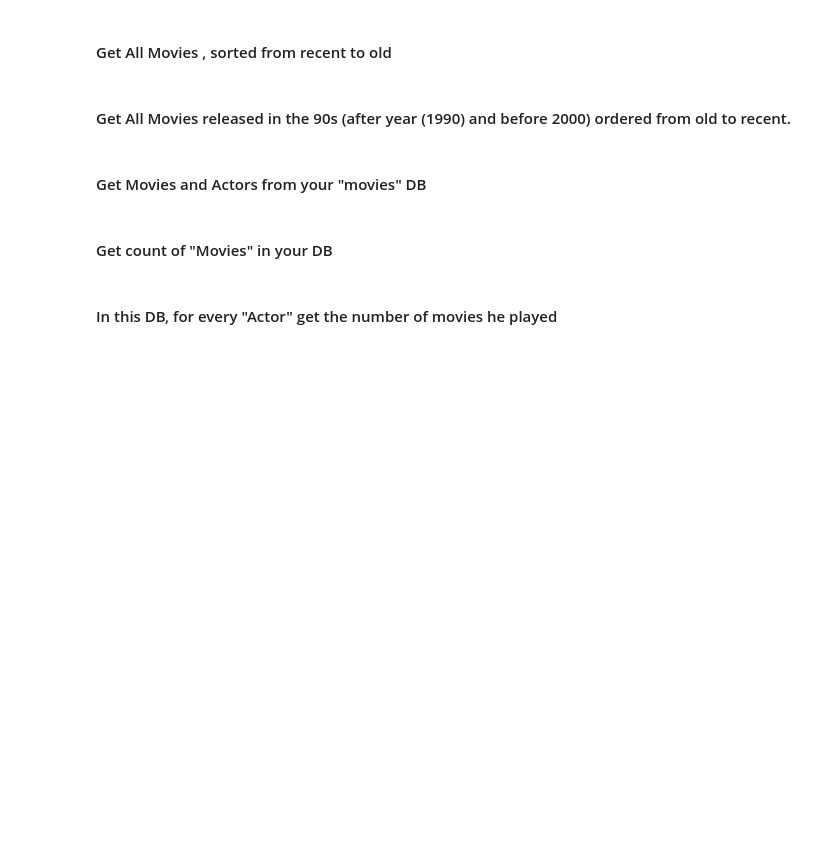
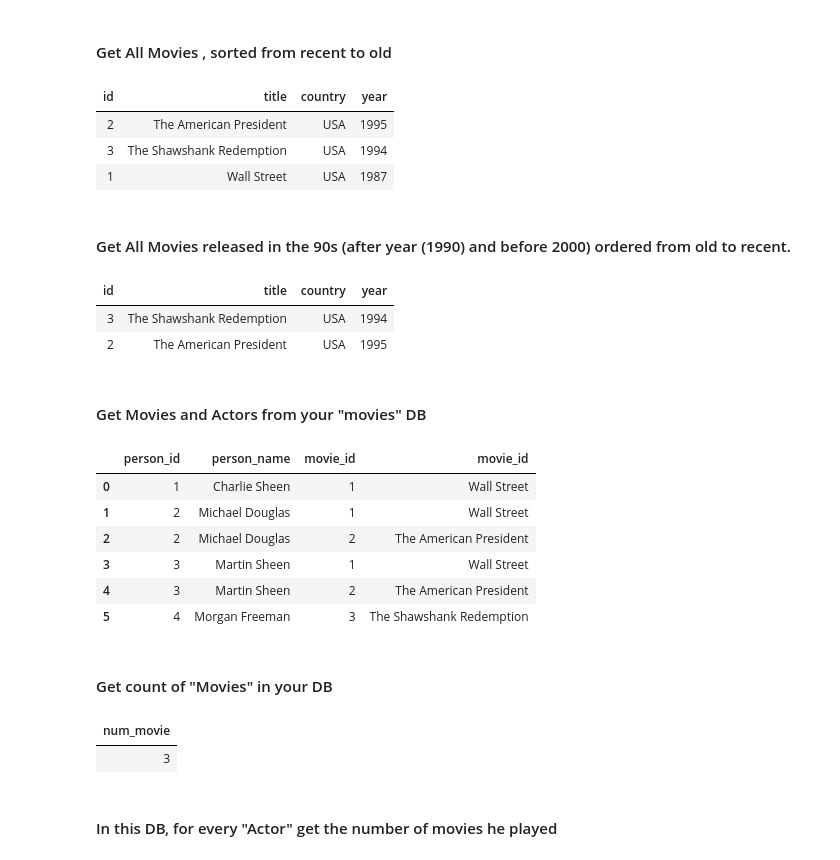
Before and after one commit to haicheviet/dataeng-course-1, a Jupyter notebook: homework_postgres/PostgreSQL-Students.ipynb, the cells around one changed output. Drawn from its saved outputs; the diff is of its cells as text; code cells hidden in the pictures; blank space fills up the shorter version.

```diff
--- a/homework_postgres/PostgreSQL-Students.ipynb
+++ b/homework_postgres/PostgreSQL-Students.ipynb
@@ -593,0 +819,12 @@ This is another DB about movies and actors who played roles in these movies. Par
+# %%
+con = psycopg2.connect(user = "postgres",
+                       password = "changeme",
+                       host = "127.0.0.1",
+                       port = "5432",
+                       database = "moviedb")
+
+try:
+    cursor = con.cursor();
+    print("connected again to the server, and cusor now on moviedb !!")
+except (Exception, psycopg2.Error) as error:
+    print("Error in Connection",error)
@@ -645,12 +1037,26 @@ display(my_table.style.hide_index())
 # %% [markdown]
 #### Get All Movies , sorted from recent to old
 # %%
-moviesOrdered = pd.read_sql(''' YOUR SQL QUERY HERE !!  ''', con)
+moviesOrdered = pd.read_sql(''' SELECT *
+                                FROM movie
+                                ORDER BY year DESC  ''', con)
 display(moviesOrdered.style.hide_index())
+# %% [output]
+| id | title | country | year |
+| 2 | The American President | USA | 1995 |
+| 3 | The Shawshank Redemption | USA | 1994 |
+| 1 | Wall Street | USA | 1987 |
 # %% [markdown]
 #### Get All Movies released in the 90s (after year (1990) and before 2000) ordered from old to recent.
 # %%
-movies90 = pd.read_sql('''  YOUR SQL QUERY HERE !!   ''', con)
+movies90 = pd.read_sql('''  SELECT *
+                            FROM movie
+                            WHERE year < 2000 and year >= 1990
+                            ORDER BY year ASC ''', con)
 display(movies90.style.hide_index())
+# %% [output]
+| id | title | country | year |
+| 3 | The Shawshank Redemption | USA | 1994 |
+| 2 | The American President | USA | 1995 |
 # %% [markdown]
 #### Get Movies and Actors from your  "movies" DB
@@ -661,7 +1063,27 @@ display(moviesActors.style.hide_index())
+# %%
+moviesActors = pd.read_sql('''  SELECT person.id as person_id, person.name as person_name, tbl1.id as movie_id, tbl1.title as movie_id
+                                FROM (SELECT movie.id, movie.title, roles.person_id
+                                      FROM movie
+                                      LEFT JOIN "roles" on movie.id = roles.movie_id) AS tbl1
+                                LEFT JOIN "person" on tbl1.person_id = person.id
+                                ORDER BY person.id ASC''', con)
+
+display(moviesActors)
+# %% [output]
+|  | person_id | person_name | movie_id | movie_id |
+| 0 | 1 | Charlie Sheen | 1 | Wall Street |
+| 1 | 2 | Michael Douglas | 1 | Wall Street |
+| 2 | 2 | Michael Douglas | 2 | The American President |
+| 3 | 3 | Martin Sheen | 1 | Wall Street |
+| 4 | 3 | Martin Sheen | 2 | The American President |
+| 5 | 4 | Morgan Freeman | 3 | The Shawshank Redemption |
 # %% [markdown]
 #### Get count of "Movies" in your DB
 # %%
-count_table= pd.read_sql(' YOUR SQL QUERY HERE !! ', con)
+count_table= pd.read_sql(' SELECT count(*) as num_movie FROM movie ', con)
 display(count_table.style.hide_index())
+# %% [output]
+| num_movie |
+| 3 |
 # %% [markdown]
 #### In this DB, for every "Actor" get the number of movies he played
```
Also changed, not shown: parts of 120 cells of this notebook.
